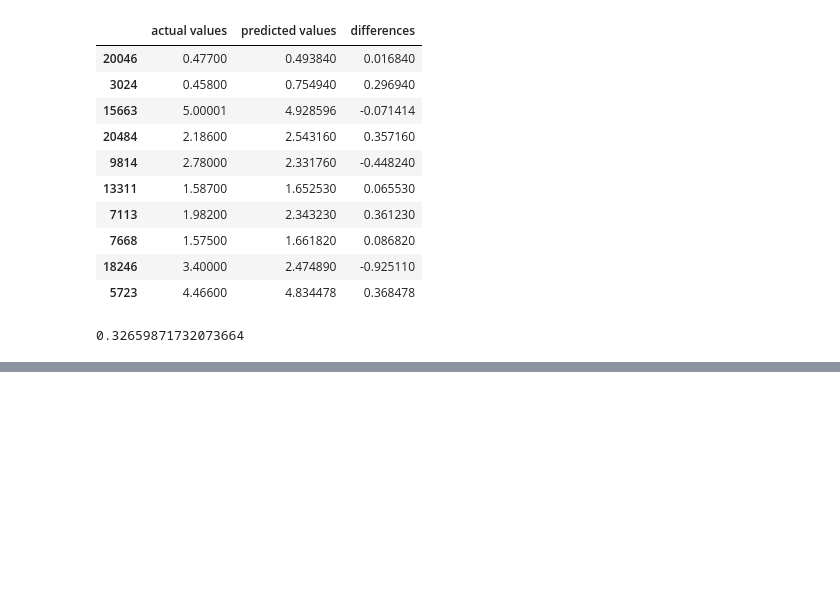
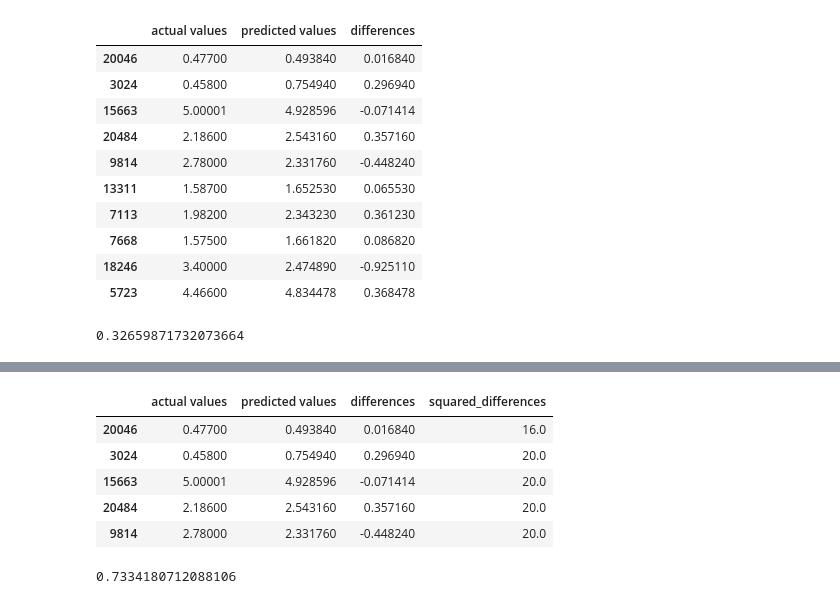
Before and after one commit to rajdip20/code-recall, a Jupyter notebook: Machine Learning/About Scikit-learn/Scikit-learn.ipynb, the cells around one changed output, grey strips where cells are left out. Cells and saved outputs as stored; diff of their text form; code cells hidden in the pictures; blank space fills up the shorter version.

```diff
--- a/Machine Learning/About Scikit-learn/Scikit-learn.ipynb
+++ b/Machine Learning/About Scikit-learn/Scikit-learn.ipynb
@@ -1283,0 +1329,15 @@ np.abs(df['differences']).mean()
+# %%
+df_large_error.iloc[1:100, 3] = 20
+df_large_error.head()
+# %% [output]
+|  | actual values | predicted values | differences | squared_differences |
+| 20046 | 0.47700 | 0.493840 | 0.016840 | 16.0 |
+| 3024 | 0.45800 | 0.754940 | 0.296940 | 20.0 |
+| 15663 | 5.00001 | 4.928596 | -0.071414 | 20.0 |
+| 20484 | 2.18600 | 2.543160 | 0.357160 | 20.0 |
+| 9814 | 2.78000 | 2.331760 | -0.448240 | 20.0 |
+# %%
+# Calculate MSE with large error
+df_large_error['squared_differences'].mean()
+# %% [output]
+0.7334180712088106
```
Also changed, not shown: parts of 32 cells of this notebook.
